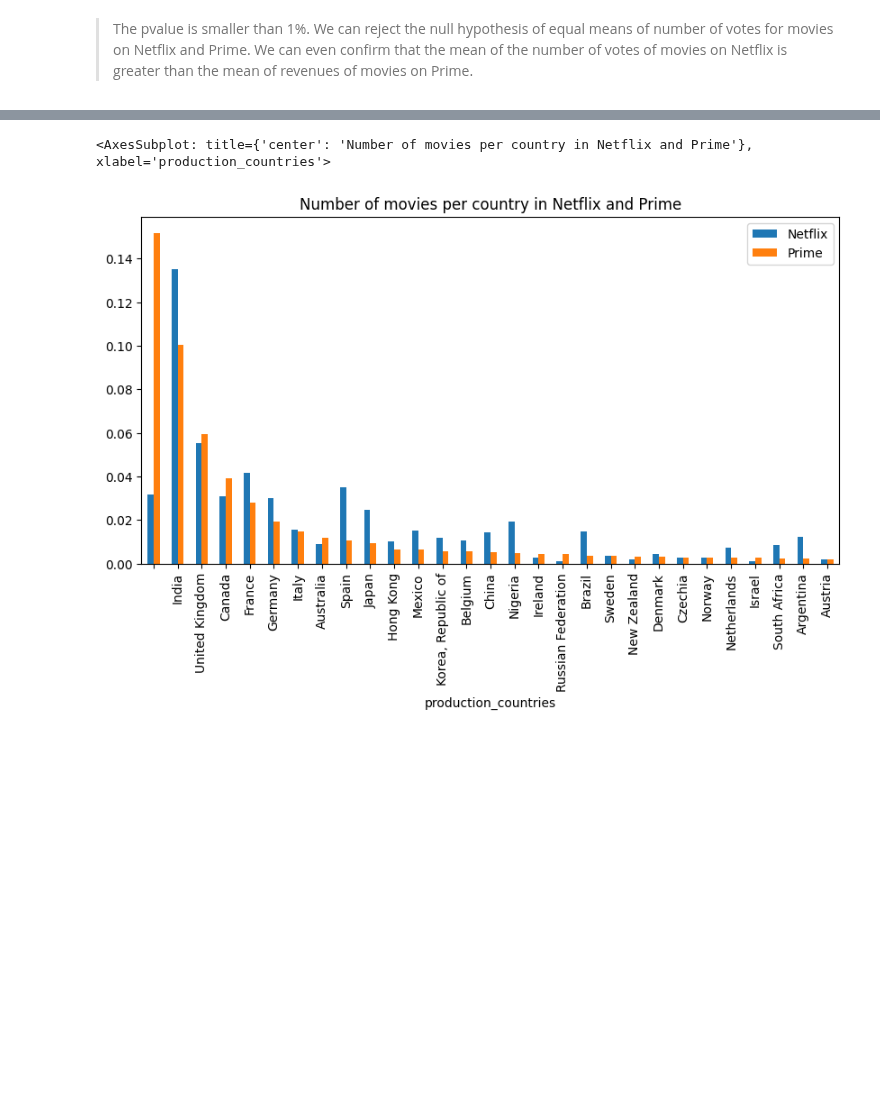
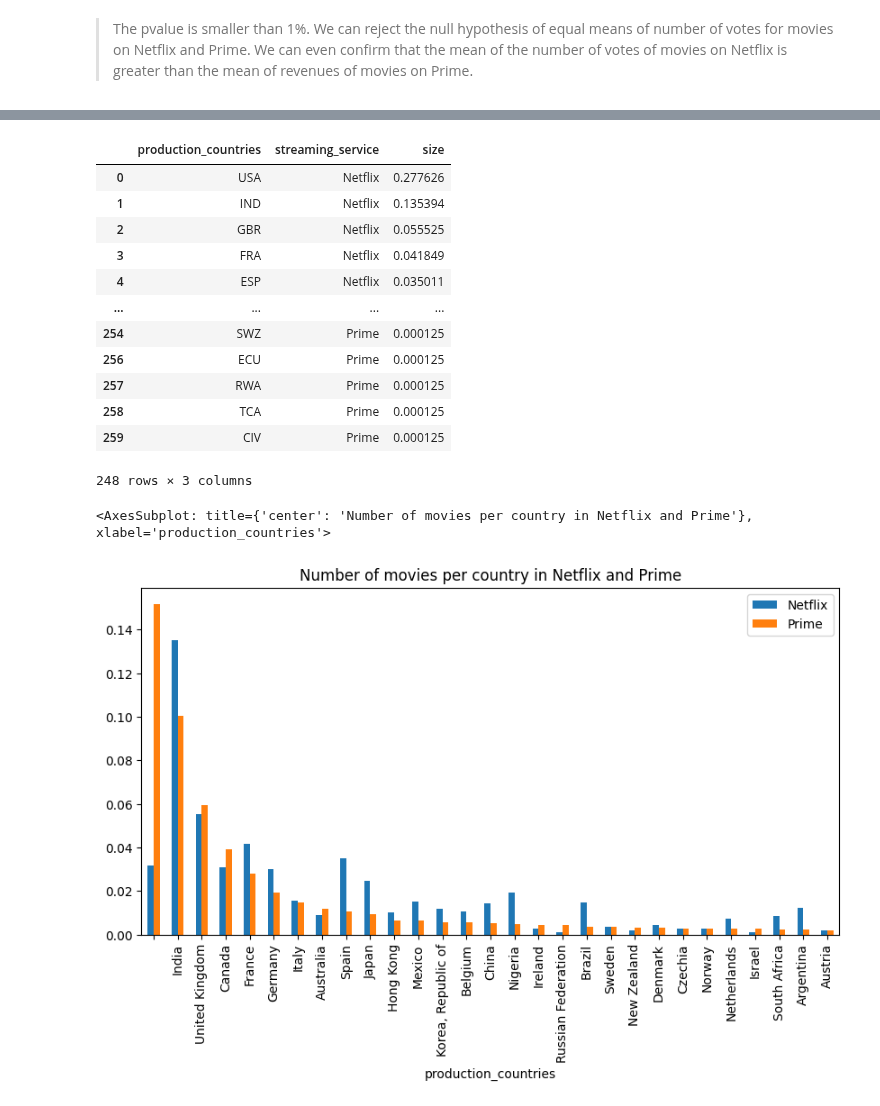
Before and after one commit to epfl-ada/ada-2022-project-lad3k, a Jupyter notebook: milestone3_part1.ipynb, the cells around one changed output, grey strips where cells are left out. Saved outputs shown, nothing was run; the diff lists cells and outputs as text; code cells hidden in the pictures; blank space fills up the shorter version.

```diff
--- a/milestone3_part1.ipynb
+++ b/milestone3_part1.ipynb
@@ -410 +397,34 @@ df_prod_countrie
+# %%
+df_prod_countrie
+# turn netflix and prime columns into one column with values 'Netflix' and 'Prime'
+df_prod_countrie = df_prod_countrie.melt(id_vars=['production_countries'], value_vars=['Netflix', 'Prime'], var_name='streaming_service', value_name='size')
+df_prod_countrie['size'] = df_prod_countrie['size']
+# %%
+# remove incorrect codes from production_countries
+df_prod_countrie = df_prod_countrie[df_prod_countrie['production_countries'] != '']
+df_prod_countrie = df_prod_countrie[df_prod_countrie['production_countries'] != 'SU']
+df_prod_countrie = df_prod_countrie[df_prod_countrie['production_countries'] != 'YU']
+df_prod_countrie = df_prod_countrie[df_prod_countrie['production_countries'] != 'XK']
+df_prod_countrie = df_prod_countrie[df_prod_countrie['production_countries'] != 'XC']
+df_prod_countrie = df_prod_countrie[df_prod_countrie['production_countries'] != 'AN']
+# %%
+df_prod_countrie
+# convert alpha2 code to alpha3 code
+df_prod_countrie['production_countries'] = df_prod_countrie['production_countries'].apply(lambda x: country_name_to_country_alpha3(country_alpha2_to_country_name(x), cn_name_format="default"))
+# %%
+df_prod_countrie
+# %% [output]
+|  | production_countries | streaming_service | size |
+| 0 | USA | Netflix | 0.277626 |
+| 1 | IND | Netflix | 0.135394 |
+| 2 | GBR | Netflix | 0.055525 |
+| 3 | FRA | Netflix | 0.041849 |
+| 4 | ESP | Netflix | 0.035011 |
+| ... | ... | ... | ... |
+| 254 | SWZ | Prime | 0.000125 |
+| 256 | ECU | Prime | 0.000125 |
+| 257 | RWA | Prime | 0.000125 |
+| 258 | TCA | Prime | 0.000125 |
+| 259 | CIV | Prime | 0.000125 |
+248 rows × 3 columns
 # %%
```
Also changed, not shown: parts of 10 cells of this notebook.
